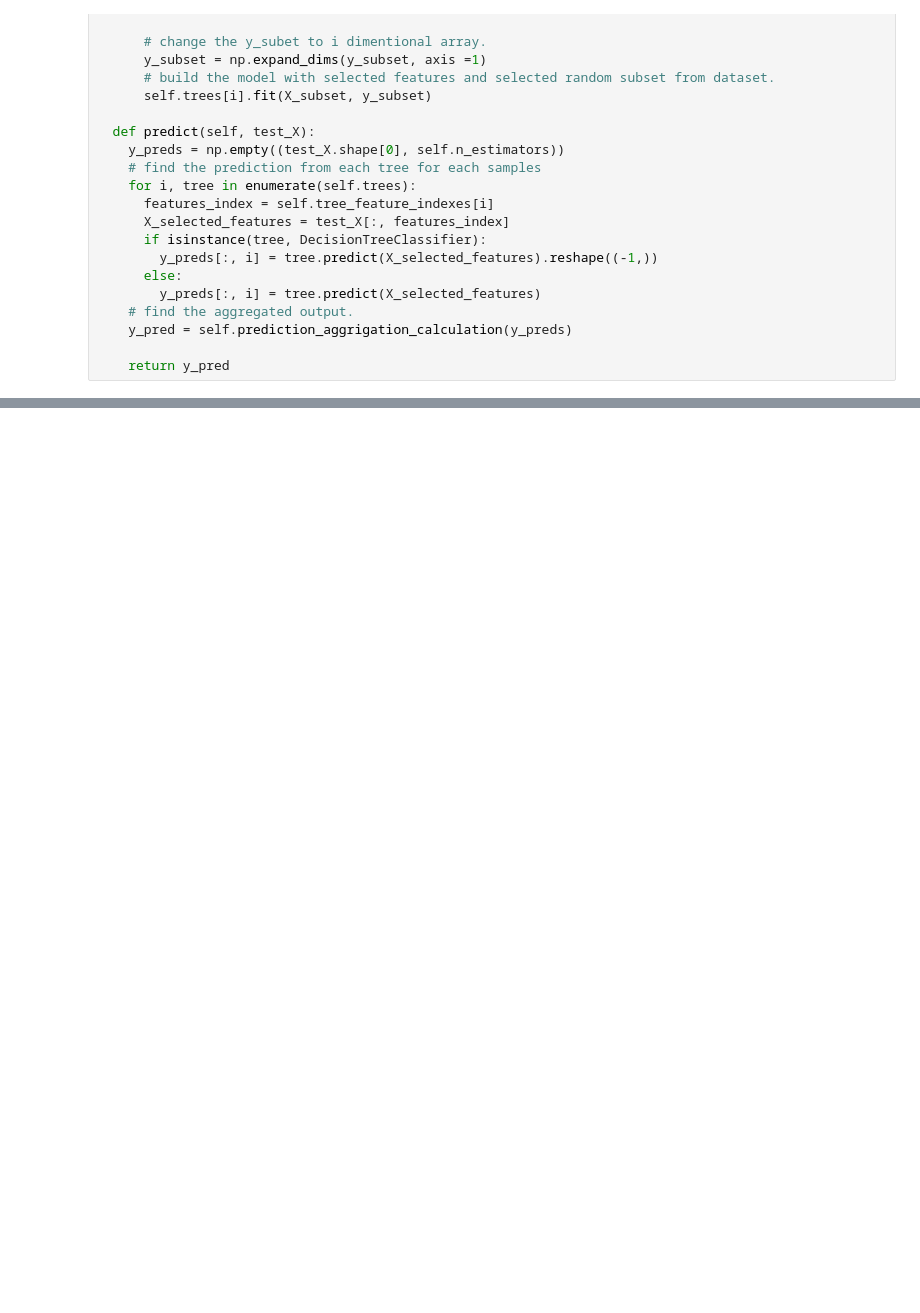
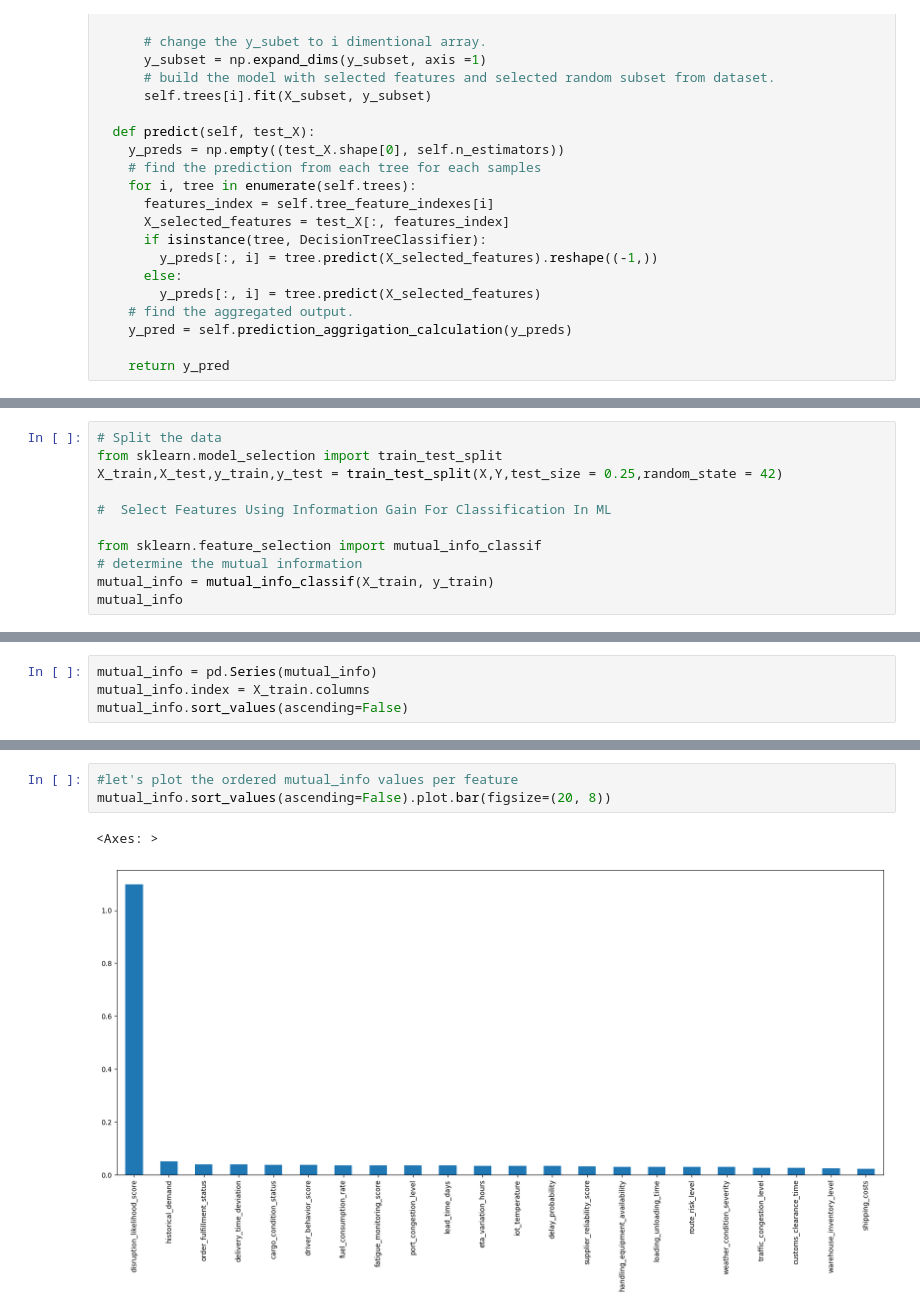
Before and after one commit to ML-PROJECT-KMITL/logistic-ml-project, a Jupyter notebook: classification/random_forest/random_forest.ipynb, the cells around one changed output, grey strips where cells are left out. Drawn from its saved outputs; the diff is of its cells as text; blank space fills up the shorter version.

```diff
--- a/classification/random_forest/random_forest.ipynb
+++ b/classification/random_forest/random_forest.ipynb
@@ -257,0 +388,11 @@ class RandomForestClassifierFromScratch:
+# %%
+# Split the data
+from sklearn.model_selection import train_test_split
+X_train,X_test,y_train,y_test = train_test_split(X,Y,test_size = 0.25,random_state = 42)
+
+#  Select Features Using Information Gain For Classification In ML
+
+from sklearn.feature_selection import mutual_info_classif
+# determine the mutual information
+mutual_info = mutual_info_classif(X_train, y_train)
+mutual_info
@@ -257,0 +405,4 @@ class RandomForestClassifierFromScratch:
+# %%
+mutual_info = pd.Series(mutual_info)
+mutual_info.index = X_train.columns
+mutual_info.sort_values(ascending=False)
@@ -257,0 +427,6 @@ class RandomForestClassifierFromScratch:
+# %%
+#let's plot the ordered mutual_info values per feature
+mutual_info.sort_values(ascending=False).plot.bar(figsize=(20, 8))
+# %% [output]
+<Axes: >
+[figure, added]
```
Also changed, not shown: parts of 15 cells of this notebook.
